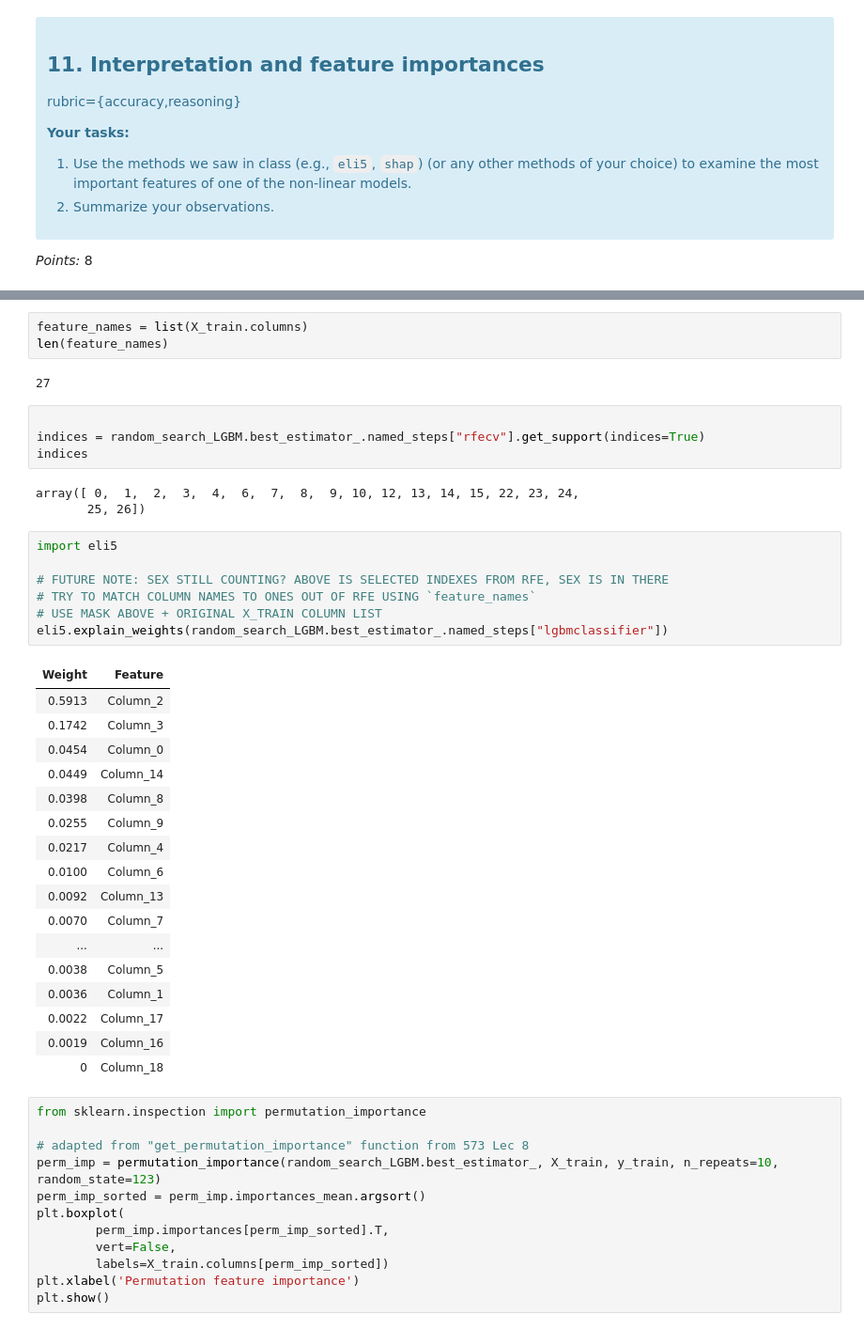
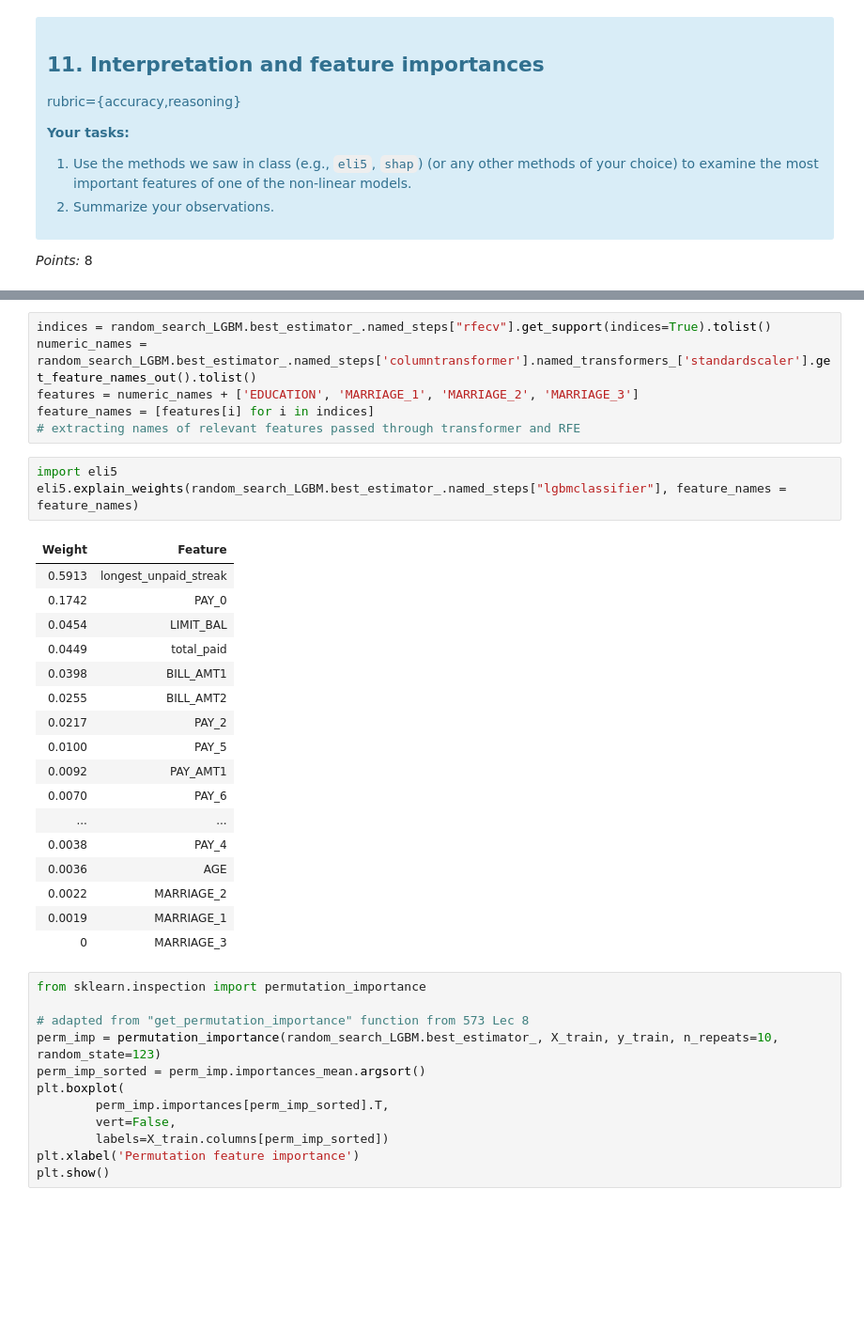
Before and after one commit to robindhillon1/creditcard_default, a Jupyter notebook: lab4.ipynb, the cells around one changed output, grey strips where cells are left out. Shown: that part at 94% size. Drawn from its saved outputs; the diff is of its cells as text; blank space fills up the shorter version.

```diff
--- a/lab4.ipynb
+++ b/lab4.ipynb
@@ -1546,40 +1542,30 @@ Another interesting point is that Shap highlights `LIMIT_BAL` as the most import
-# %%
-feature_names = list(X_train.columns)
-len(feature_names)
-# %% [output]
-27
-# %%
-
-indices = random_search_LGBM.best_estimator_.named_steps["rfecv"].get_support(indices=True)
-indices
-# %% [output]
-array([ 0,  1,  2,  3,  4,  6,  7,  8,  9, 10, 12, 13, 14, 15, 22, 23, 24,
-       25, 26])
-# %%
-import eli5
-
-# FUTURE NOTE: SEX STILL COUNTING? ABOVE IS SELECTED INDEXES FROM RFE, SEX IS IN THERE
-# TRY TO MATCH COLUMN NAMES TO ONES OUT OF RFE USING `feature_names`
-# USE MASK ABOVE + ORIGINAL X_TRAIN COLUMN LIST
-eli5.explain_weights(random_search_LGBM.best_estimator_.named_steps["lgbmclassifier"])
-# %% [output]
-| Weight | Feature |
-| 0.5913 | Column_2 |
-| 0.1742 | Column_3 |
-| 0.0454 | Column_0 |
-| 0.0449 | Column_14 |
-| 0.0398 | Column_8 |
-| 0.0255 | Column_9 |
-| 0.0217 | Column_4 |
-| 0.0100 | Column_6 |
-| 0.0092 | Column_13 |
-| 0.0070 | Column_7 |
-| ... | ... |
-| 0.0038 | Column_5 |
-| 0.0036 | Column_1 |
-| 0.0022 | Column_17 |
-| 0.0019 | Column_16 |
-| 0 | Column_18 |
+# %%
+indices = random_search_LGBM.best_estimator_.named_steps["rfecv"].get_support(indices=True).tolist()
+numeric_names = random_search_LGBM.best_estimator_.named_steps['columntransformer'].named_transformers_['standardscaler'].get_feature_names_out().tolist()
+features = numeric_names + ['EDUCATION', 'MARRIAGE_1', 'MARRIAGE_2', 'MARRIAGE_3']
+feature_names = [features[i] for i in indices]
+# extracting names of relevant features passed through transformer and RFE
+# %%
+import eli5
+eli5.explain_weights(random_search_LGBM.best_estimator_.named_steps["lgbmclassifier"], feature_names = feature_names)
+# %% [output]
+| Weight | Feature |
+| 0.5913 | longest_unpaid_streak |
+| 0.1742 | PAY_0 |
+| 0.0454 | LIMIT_BAL |
+| 0.0449 | total_paid |
+| 0.0398 | BILL_AMT1 |
+| 0.0255 | BILL_AMT2 |
+| 0.0217 | PAY_2 |
+| 0.0100 | PAY_5 |
+| 0.0092 | PAY_AMT1 |
+| 0.0070 | PAY_6 |
+| ... | ... |
+| 0.0038 | PAY_4 |
+| 0.0036 | AGE |
+| 0.0022 | MARRIAGE_2 |
+| 0.0019 | MARRIAGE_1 |
+| 0 | MARRIAGE_3 |
 # %%
 from sklearn.inspection import permutation_importance
 
```
Also changed, not shown: parts of 5 cells of this notebook.
